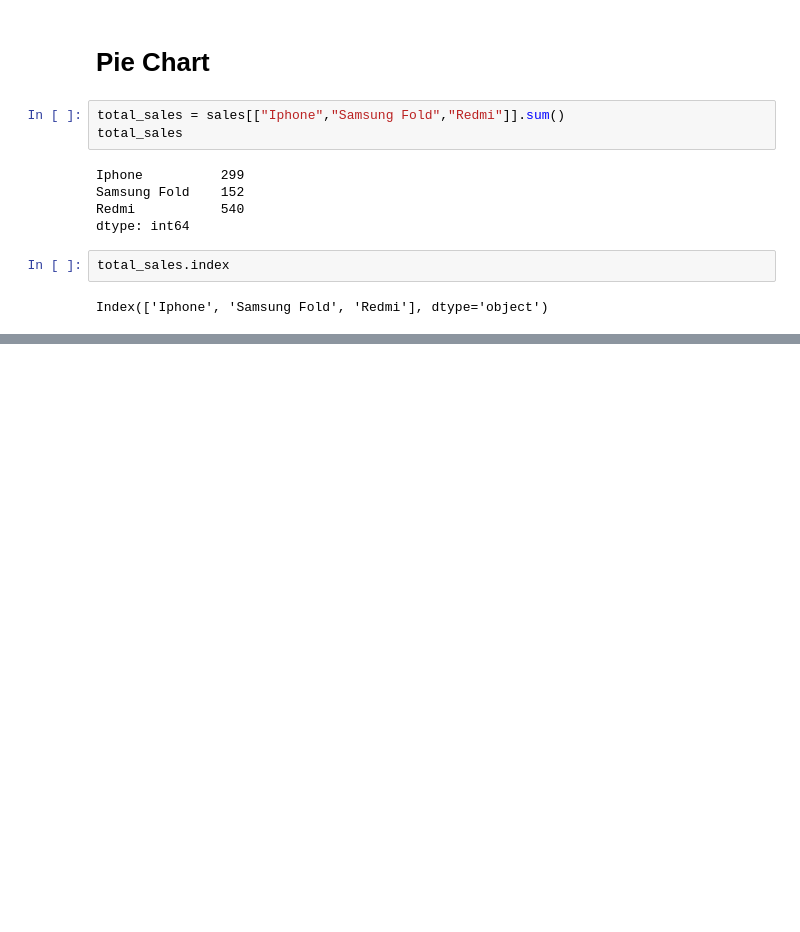
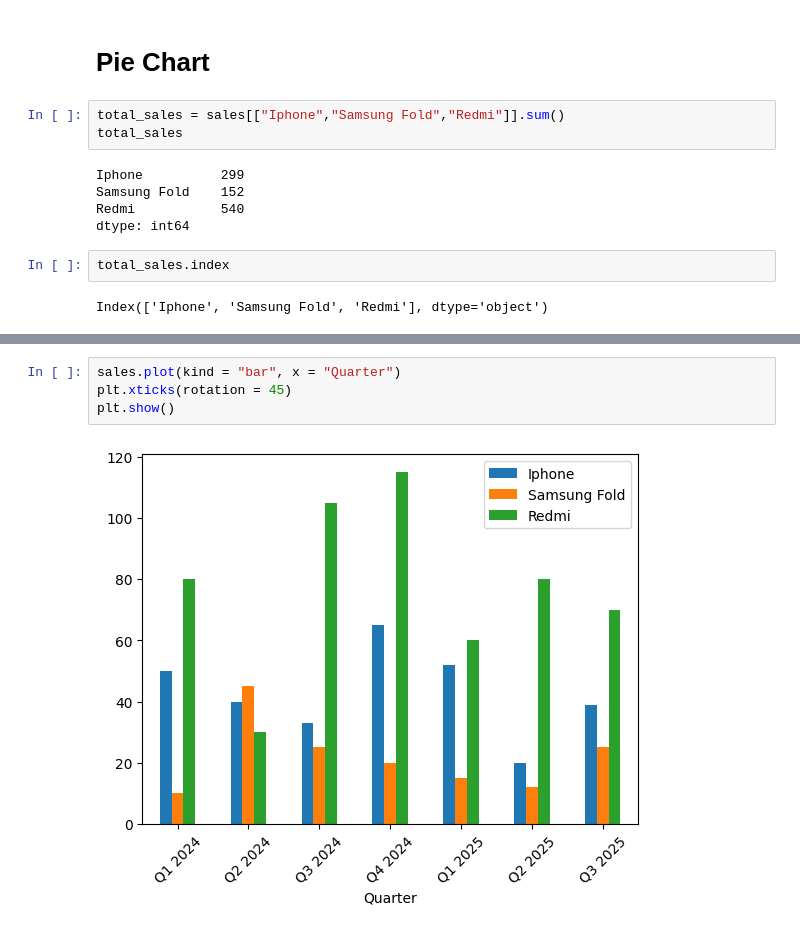
Before and after one commit to Gani25/python_weekdays_b1, a Jupyter notebook: pandas/matplotlib and seaborn/matplot.ipynb, the cells around one changed output, grey strips where cells are left out. Cells and saved outputs as stored; diff of their text form; blank space fills up the shorter version.

```diff
--- a/pandas/matplotlib and seaborn/matplot.ipynb
+++ b/pandas/matplotlib and seaborn/matplot.ipynb
@@ -102,0 +119,6 @@ plt.show()
+# %%
+sales.plot(kind = "bar", x = "Quarter")
+plt.xticks(rotation = 45)
+plt.show()
+# %% [output]
+[figure, added]
```
Also changed, not shown: parts of 6 cells of this notebook.
